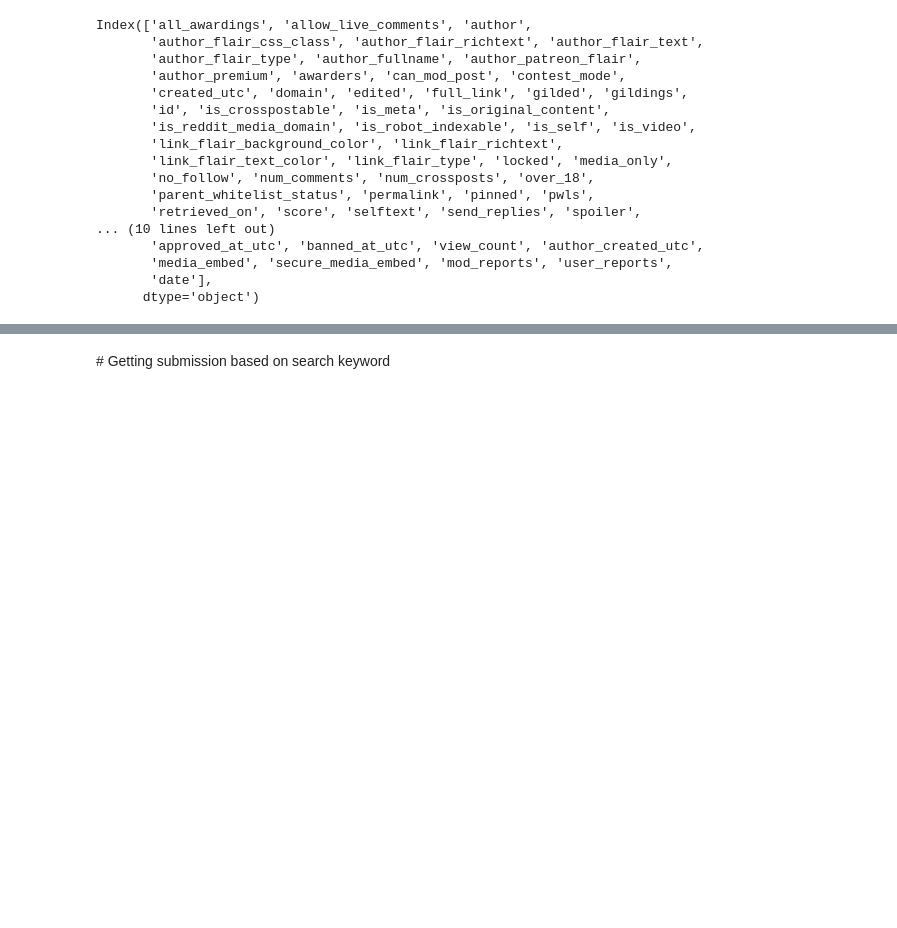
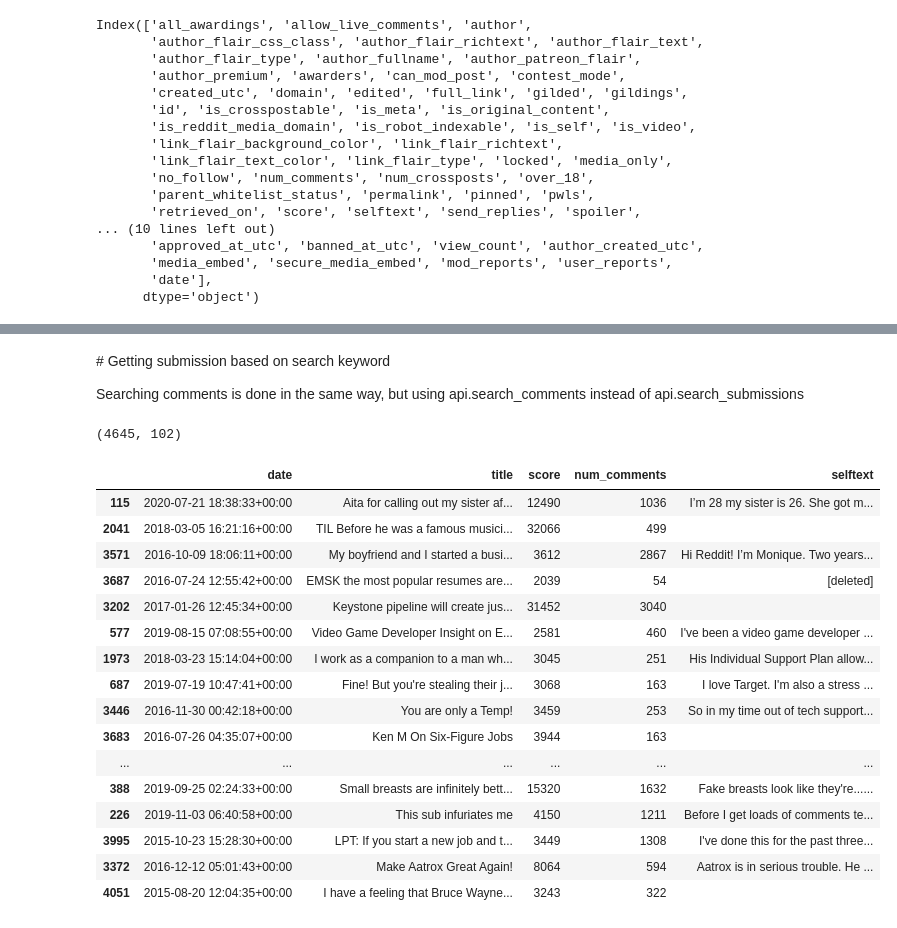
Before and after one commit to factitious/survey_v_social_media, a Jupyter notebook: Methods/Scripts/Reddit/usageOverview.ipynb, the cells around one changed output, grey strips where cells are left out. Drawn from its saved outputs; the diff is of its cells as text; code cells hidden in the pictures; blank space fills up the shorter version.

```diff
--- a/Methods/Scripts/Reddit/usageOverview.ipynb
+++ b/Methods/Scripts/Reddit/usageOverview.ipynb
@@ -63,10 +64,36 @@ news_submissions[['date','title', 'score', 'num_comments', 'selftext']].sample(2
 | 5649 | 2016-12-10 02:02:03+00:00 | I don't always tell dad jokes | 18616 | 316 | But when i do, he laughs |
 # %% [markdown]
 # Getting submission based on search keyword
+
+Searching comments is done in the same way, but using api.search_comments instead of api.search_submissions
 # %%
 # Set up generator to make API request.
-api_request_generator = api.search_submissions(q='jobs', score = ">2000")
+api_request_generator = api.search_submissions(q='(jobs | employment)', score = '>2000')
 
 q_jobs_submissions = pd.DataFrame([submission.d_ for submission in api_request_generator])
 
-q_jobs_submissions['date'] = pd.to_datetime(q_jobs_submissionsbmissions['created_utc'], utc=True, unit='s')
+q_jobs_submissions['date'] = pd.to_datetime(q_jobs_submissions['created_utc'], utc=True, unit='s')
+
+q_jobs_submissions.shape
+# %% [output]
+(4645, 102)
+# %%
+q_jobs_submissions[['date','title', 'score', 'num_comments', 'selftext']].sample(20)
+# %% [output]
+|  | date | title | score | num_comments | selftext |
+| 115 | 2020-07-21 18:38:33+00:00 | Aita for calling out my sister af... | 12490 | 1036 | I’m 28 my sister is 26. She got m... |
+| 2041 | 2018-03-05 16:21:16+00:00 | TIL Before he was a famous musici... | 32066 | 499 |  |
+| 3571 | 2016-10-09 18:06:11+00:00 | My boyfriend and I started a busi... | 3612 | 2867 | Hi Reddit! I’m Monique. Two years... |
+| 3687 | 2016-07-24 12:55:42+00:00 | EMSK the most popular resumes are... | 2039 | 54 | [deleted] |
+| 3202 | 2017-01-26 12:45:34+00:00 | Keystone pipeline will create jus... | 31452 | 3040 |  |
+| 577 | 2019-08-15 07:08:55+00:00 | Video Game Developer Insight on E... | 2581 | 460 | I've been a video game developer ... |
+| 1973 | 2018-03-23 15:14:04+00:00 | I work as a companion to a man wh... | 3045 | 251 | His Individual Support Plan allow... |
+| 687 | 2019-07-19 10:47:41+00:00 | Fine! But you're stealing their j... | 3068 | 163 | I love Target. I'm also a stress ... |
+| 3446 | 2016-11-30 00:42:18+00:00 | You are only a Temp! | 3459 | 253 | So in my time out of tech support... |
+| 3683 | 2016-07-26 04:35:07+00:00 | Ken M On Six-Figure Jobs | 3944 | 163 |  |
+| ... | ... | ... | ... | ... | ... |
+| 388 | 2019-09-25 02:24:33+00:00 | Small breasts are infinitely bett... | 15320 | 1632 | Fake breasts look like they're...... |
+| 226 | 2019-11-03 06:40:58+00:00 | This sub infuriates me | 4150 | 1211 | Before I get loads of comments te... |
+| 3995 | 2015-10-23 15:28:30+00:00 | LPT: If you start a new job and t... | 3449 | 1308 | I've done this for the past three... |
+| 3372 | 2016-12-12 05:01:43+00:00 | Make Aatrox Great Again! | 8064 | 594 | Aatrox is in serious trouble. He ... |
+| 4051 | 2015-08-20 12:04:35+00:00 | I have a feeling that Bruce Wayne... | 3243 | 322 |  |
```
Also changed, not shown: parts of 9 cells of this notebook.
